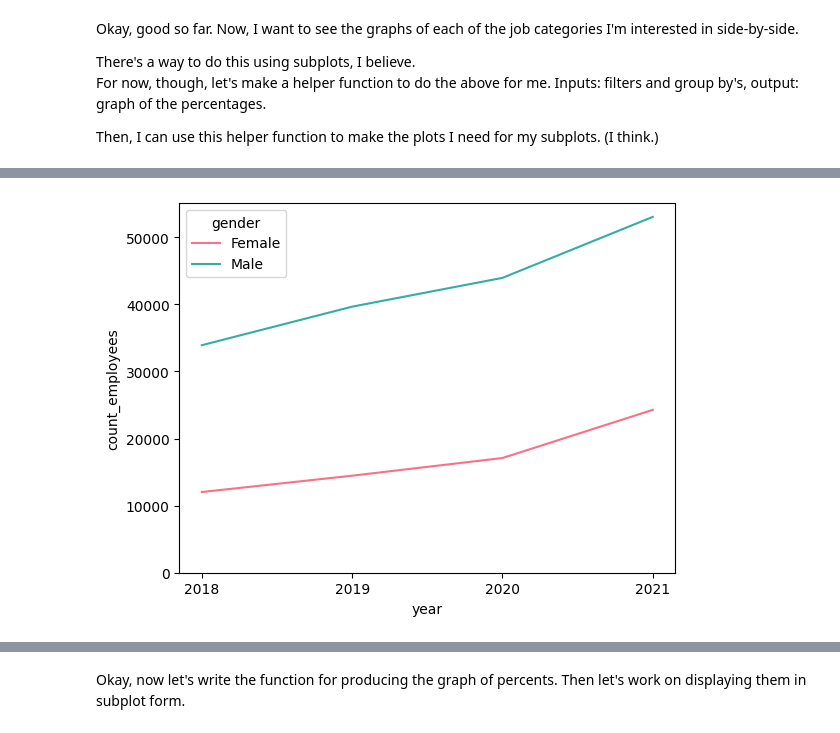
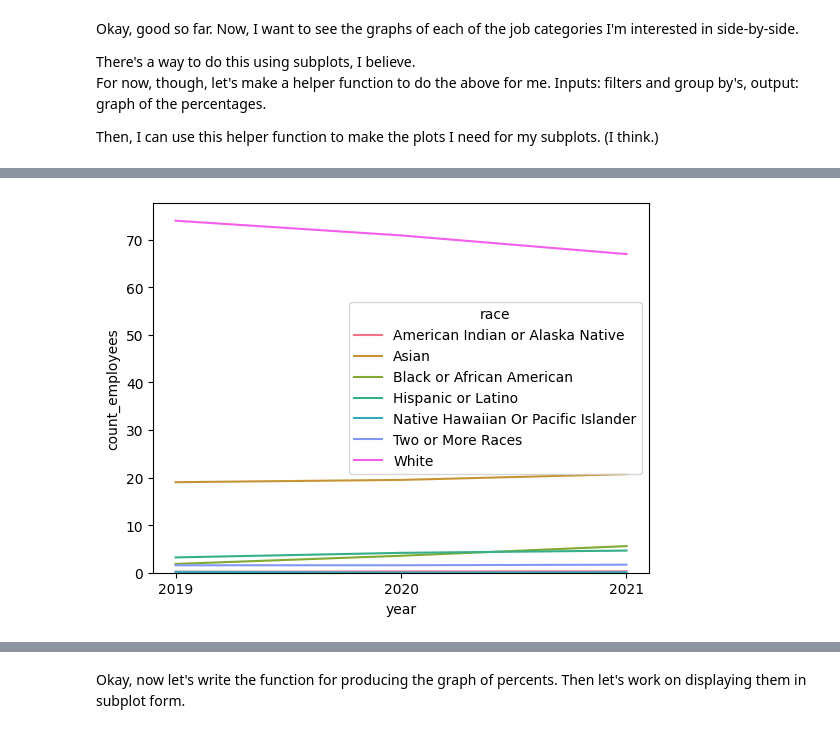
Before and after one commit to theLP100/dataVisualizations, a Jupyter notebook: Visualizations.ipynb, the cells around one changed output, grey strips where cells are left out. Saved outputs shown, nothing was run; the diff lists cells and outputs as text; code cells hidden in the pictures.

Commit message:
function modified so that percents can be calculated instead.

```diff
--- a/Visualizations.ipynb
+++ b/Visualizations.ipynb
@@ -96,11 +96,17 @@ Inputs: filters and group by's, output: graph of the percentages.
 
 Then, I can use this helper function to make the plots I need for my subplots. (I think.)
 # %%
-def graph_totals(company, job_cats, data = EEO1_data, sortBy1 = 'job_category', sortBy2 = 'gender'):
+def graph_totals(company, job_cats, data = EEO1_data, sortBy1 = 'job_category', sortBy2 = 'gender', percent = False):
     """This takes in a company, job categories to show, and fields to filter by (defaulting to job_category and gender)
     and returns a line plot of the employee counts over the available years in the data set."""
     filtered_df = pd.DataFrame(data.query(f"company == '{company}'").query('job_category.isin(@job_cats)').groupby(["year", sortBy1, sortBy2]).agg({'count_employees': 'sum'}))
-    raw_num_plot = sns.lineplot(data = filtered_df, x='year', y='count_employees', hue = sortBy2, palette="husl")
+    if percent == True:
+        percs = filtered_df.groupby(level = 0, group_keys = False).apply(lambda x:100 * x /float(x.sum()))
+        data_to_graph = percs
+    else:
+        data_to_graph = filtered_df
+
+    raw_num_plot = sns.lineplot(data = data_to_graph, x='year', y='count_employees', hue = sortBy2, palette="husl")
     plt.ylim(0)
     loc, labels = plt.xticks()
     plt.xticks(np.arange(math.ceil(min(loc)), max(loc), step = 1))
@@ -111,4 +113,4 @@ graph_totals('Amazon', ['Professionals'], EEO1_data)
-# %%
-graph_totals('Alphabet', ['Professionals'], EEO1_data)
-# %% [output]
-[figure, removed]
+# %%
+graph_totals('Amazon', ['Exec/Sr. Officials & Mgrs'], EEO1_data, sortBy2 = 'race', percent = True)
+# %% [output]
+[figure, added]
```
Also changed, not shown: parts of 2 cells of this notebook.
